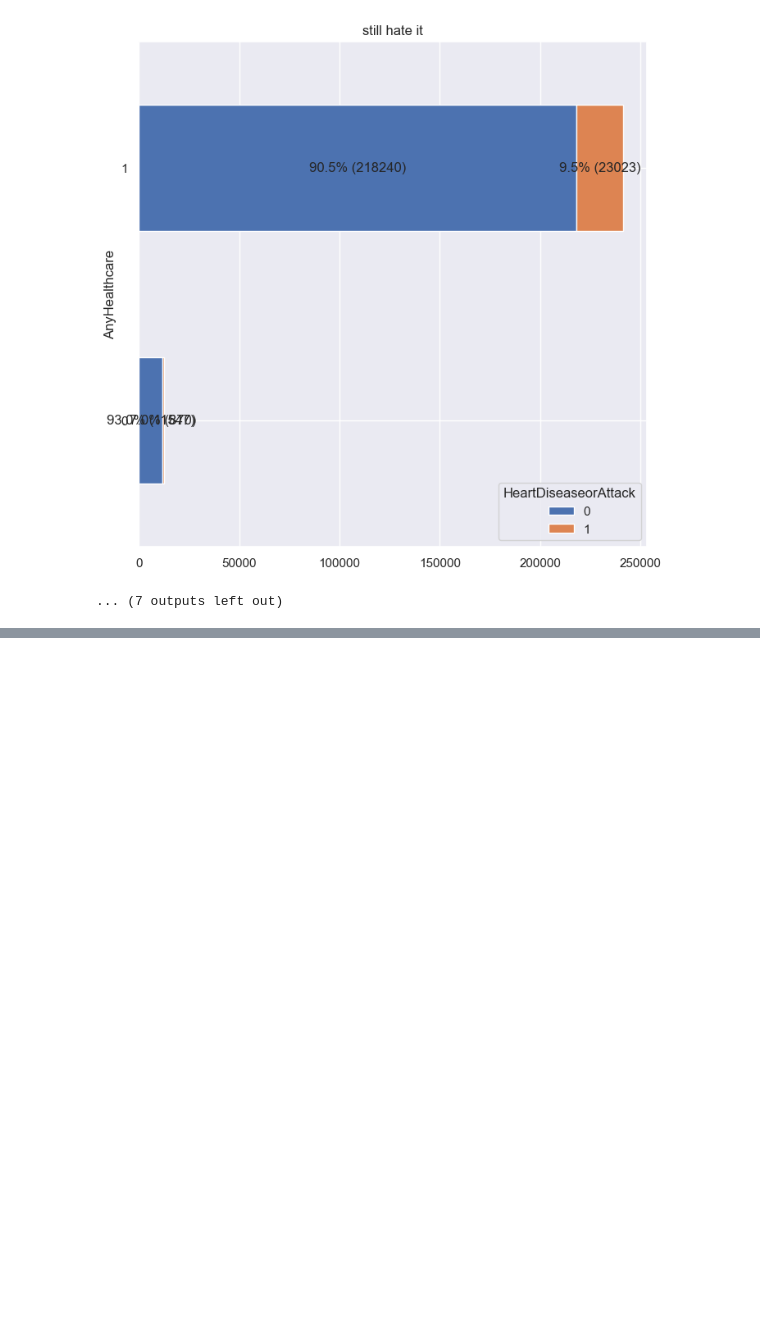
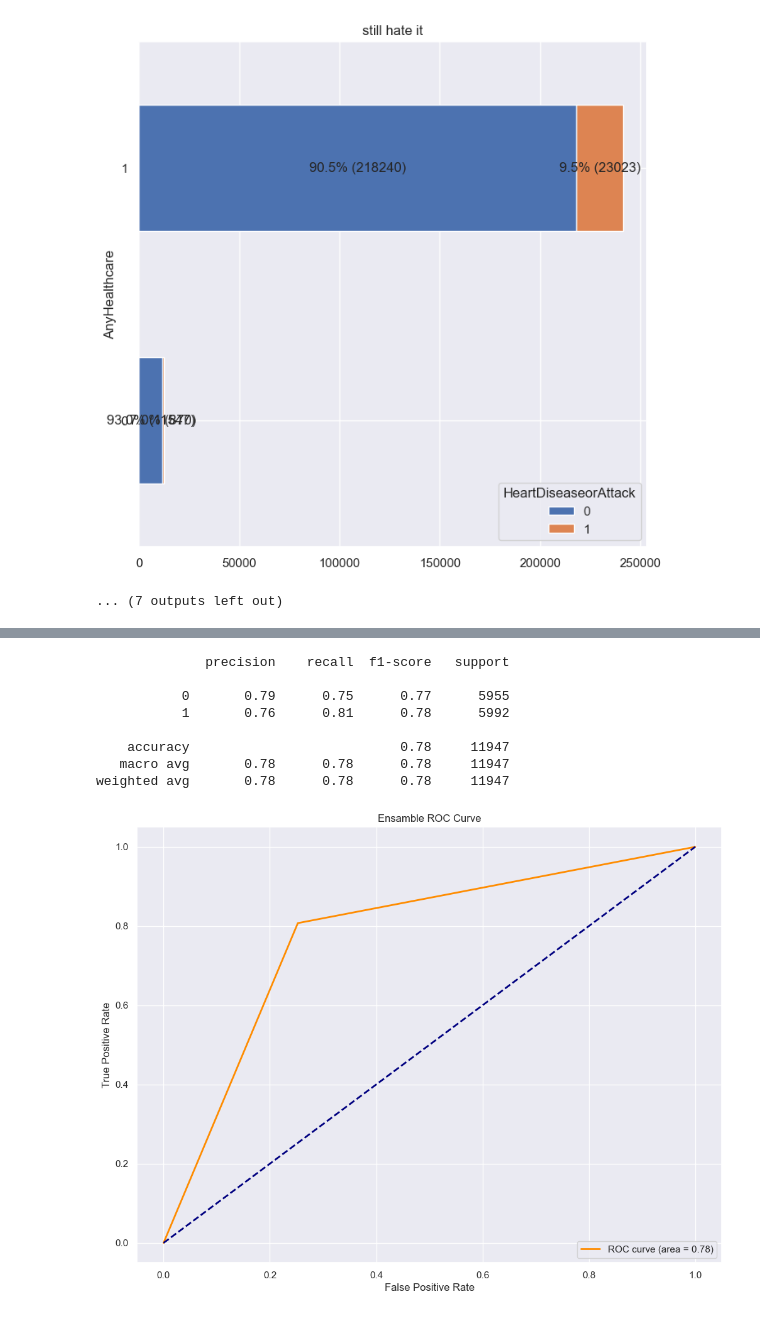
Before and after one commit to RobinMurk/Heart_attack_risk_analysis, a Jupyter notebook: Heart_disease_analysis.ipynb, the cells around one changed output, grey strips where cells are left out. Saved outputs shown, nothing was run; the diff lists cells and outputs as text; code cells hidden in the pictures; blank space fills up the shorter version.

```diff
--- a/Heart_disease_analysis.ipynb
+++ b/Heart_disease_analysis.ipynb
@@ -519,0 +608,25 @@ plot_ROC('Random forest',Random_forest_best['fpr'],Random_forest_best['tpr'],Ran
+# %%
+classifier_group =[
+    ('rf',rand),
+    ('knn',knn),
+    ('log',log)
+]
+ensamble = StackingClassifier(estimators=classifier_group)
+ensamble.fit(X_train,y_train)
+pred = ensamble.predict(X_test)
+#print(accuracy_score(y_test,pred))
+print(classification_report(y_test,pred))
+
+fpr, tpr, thresholds = roc_curve(y_test,pred)
+auc_score = AUC(fpr,tpr)
+plot_ROC('Ensamble',fpr,tpr,auc_score)
+# %% [output]
+              precision    recall  f1-score   support
+
+           0       0.79      0.75      0.77      5955
+           1       0.76      0.81      0.78      5992
+
+    accuracy                           0.78     11947
+   macro avg       0.78      0.78      0.78     11947
+weighted avg       0.78      0.78      0.78     11947
+[figure, added]
```
Also changed, not shown: parts of 19 cells of this notebook.
